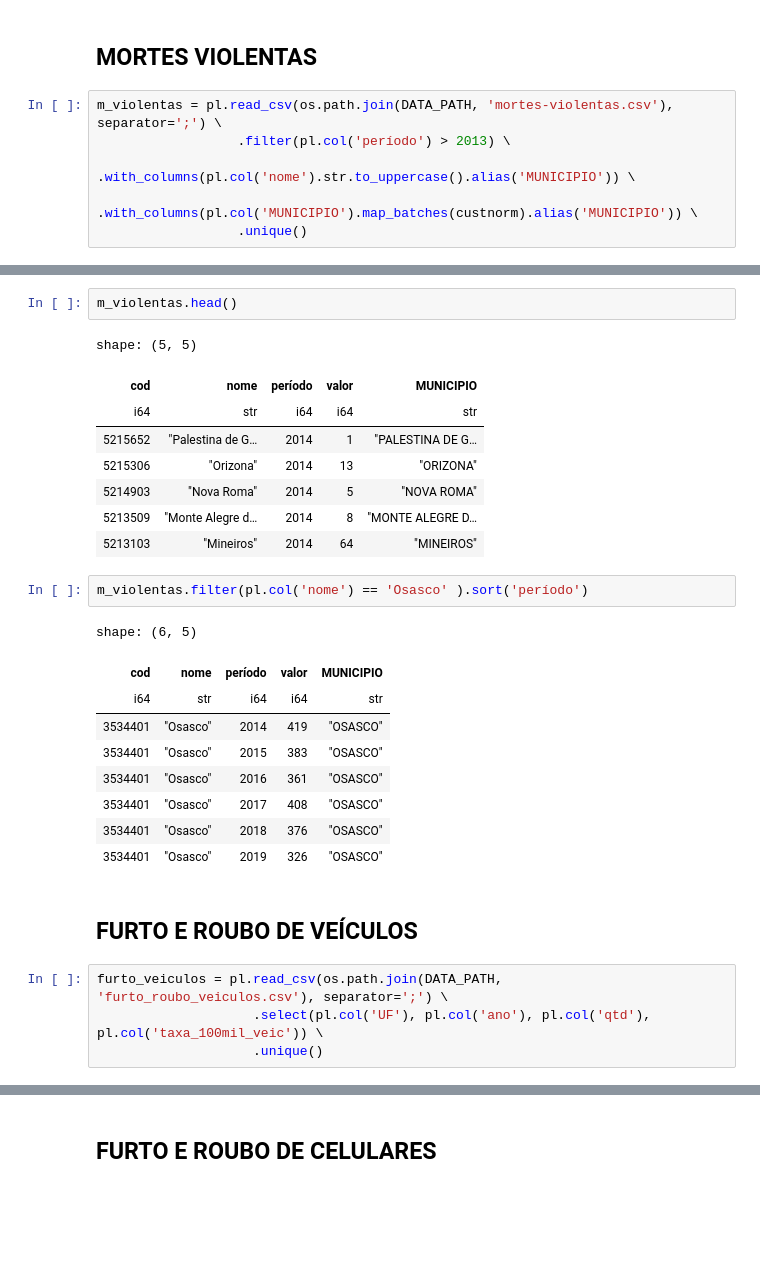
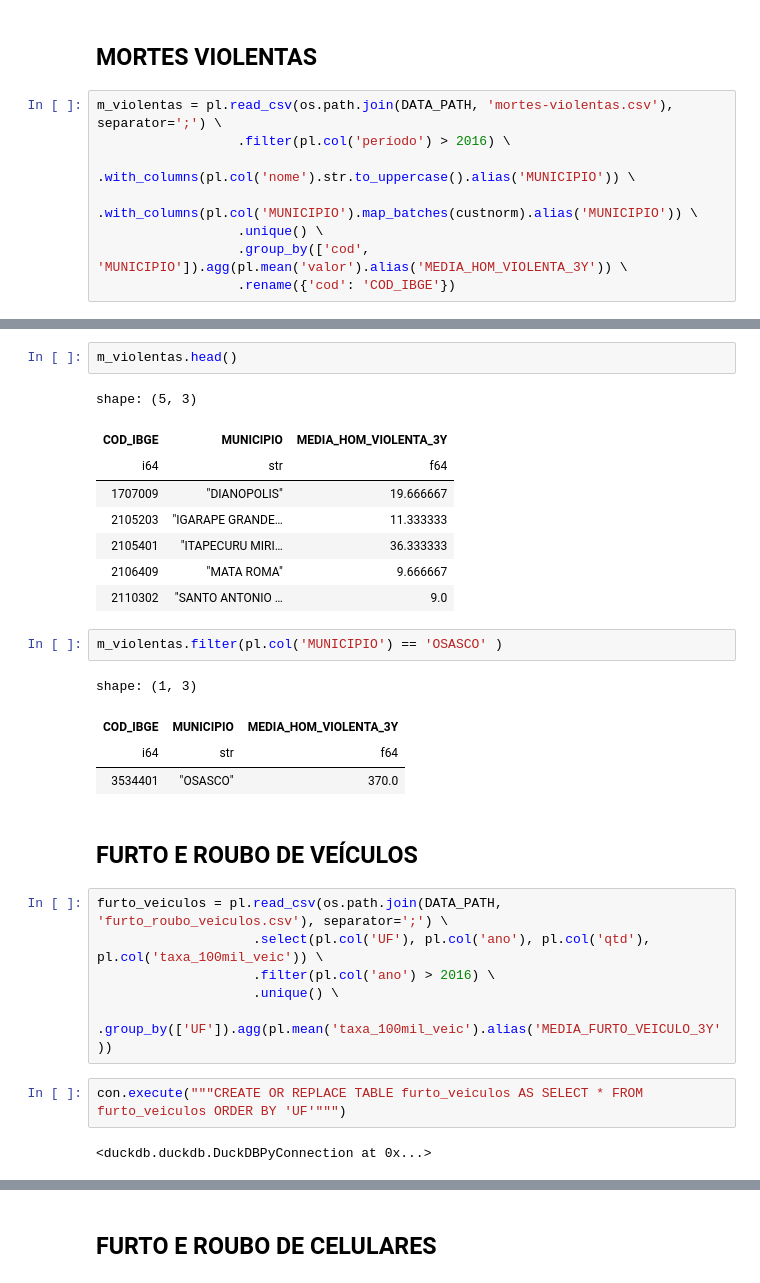
Before and after one commit to guilourenzo/analise_municipios, a Jupyter notebook: finding_home.ipynb, the cells around one changed output, grey strips where cells are left out. Cells and saved outputs as stored; diff of their text form; blank space fills up the shorter version.

```diff
--- a/finding_home.ipynb
+++ b/finding_home.ipynb
@@ -273,7 +356,9 @@ shape: (8, 5)
 ## MORTES VIOLENTAS
 # %%
 m_violentas = pl.read_csv(os.path.join(DATA_PATH, 'mortes-violentas.csv'), separator=';') \
-                  .filter(pl.col('período') > 2013) \
+                  .filter(pl.col('período') > 2016) \
                   .with_columns(pl.col('nome').str.to_uppercase().alias('MUNICIPIO')) \
                   .with_columns(pl.col('MUNICIPIO').map_batches(custnorm).alias('MUNICIPIO')) \
-                  .unique()
+                  .unique() \
+                  .group_by(['cod', 'MUNICIPIO']).agg(pl.mean('valor').alias('MEDIA_HOM_VIOLENTA_3Y')) \
+                  .rename({'cod': 'COD_IBGE'})
@@ -280,32 +369,33 @@ m_violentas = pl.read_csv(os.path.join(DATA_PATH, 'mortes-violentas.csv'), separ
 # %%
 m_violentas.head()
 # %% [output]
-shape: (5, 5)
+shape: (5, 3)
-| cod | nome | período | valor | MUNICIPIO |
-| i64 | str | i64 | i64 | str |
-| 5215652 | "Palestina de G… | 2014 | 1 | "PALESTINA DE G… |
-| 5215306 | "Orizona" | 2014 | 13 | "ORIZONA" |
-| 5214903 | "Nova Roma" | 2014 | 5 | "NOVA ROMA" |
-| 5213509 | "Monte Alegre d… | 2014 | 8 | "MONTE ALEGRE D… |
-| 5213103 | "Mineiros" | 2014 | 64 | "MINEIROS" |
+| COD_IBGE | MUNICIPIO | MEDIA_HOM_VIOLENTA_3Y |
+| i64 | str | f64 |
+| 1707009 | "DIANOPOLIS" | 19.666667 |
+| 2105203 | "IGARAPE GRANDE… | 11.333333 |
+| 2105401 | "ITAPECURU MIRI… | 36.333333 |
+| 2106409 | "MATA ROMA" | 9.666667 |
+| 2110302 | "SANTO ANTONIO … | 9.0 |
 # %%
-m_violentas.filter(pl.col('nome') == 'Osasco' ).sort('período')
+m_violentas.filter(pl.col('MUNICIPIO') == 'OSASCO' )
 # %% [output]
-shape: (6, 5)
+shape: (1, 3)
-| cod | nome | período | valor | MUNICIPIO |
-| i64 | str | i64 | i64 | str |
-| 3534401 | "Osasco" | 2014 | 419 | "OSASCO" |
-| 3534401 | "Osasco" | 2015 | 383 | "OSASCO" |
-| 3534401 | "Osasco" | 2016 | 361 | "OSASCO" |
-| 3534401 | "Osasco" | 2017 | 408 | "OSASCO" |
-| 3534401 | "Osasco" | 2018 | 376 | "OSASCO" |
-| 3534401 | "Osasco" | 2019 | 326 | "OSASCO" |
+| COD_IBGE | MUNICIPIO | MEDIA_HOM_VIOLENTA_3Y |
+| i64 | str | f64 |
+| 3534401 | "OSASCO" | 370.0 |
 # %% [markdown]
 ## FURTO E ROUBO DE VEÍCULOS
 # %%
 furto_veiculos = pl.read_csv(os.path.join(DATA_PATH, 'furto_roubo_veiculos.csv'), separator=';') \
                     .select(pl.col('UF'), pl.col('ano'), pl.col('qtd'), pl.col('taxa_100mil_veic')) \
-                    .unique()
+                    .filter(pl.col('ano') > 2016) \
+                    .unique() \
+                    .group_by(['UF']).agg(pl.mean('taxa_100mil_veic').alias('MEDIA_FURTO_VEICULO_3Y'))
+# %%
+con.execute("""CREATE OR REPLACE TABLE furto_veiculos AS SELECT * FROM furto_veiculos ORDER BY 'UF'""")
+# %% [output]
+<duckdb.duckdb.DuckDBPyConnection at 0x...>
 # %%
 furto_veiculos.head()
 # %% [output]
```
Also changed, not shown: parts of 84 cells of this notebook, 15 other files.
